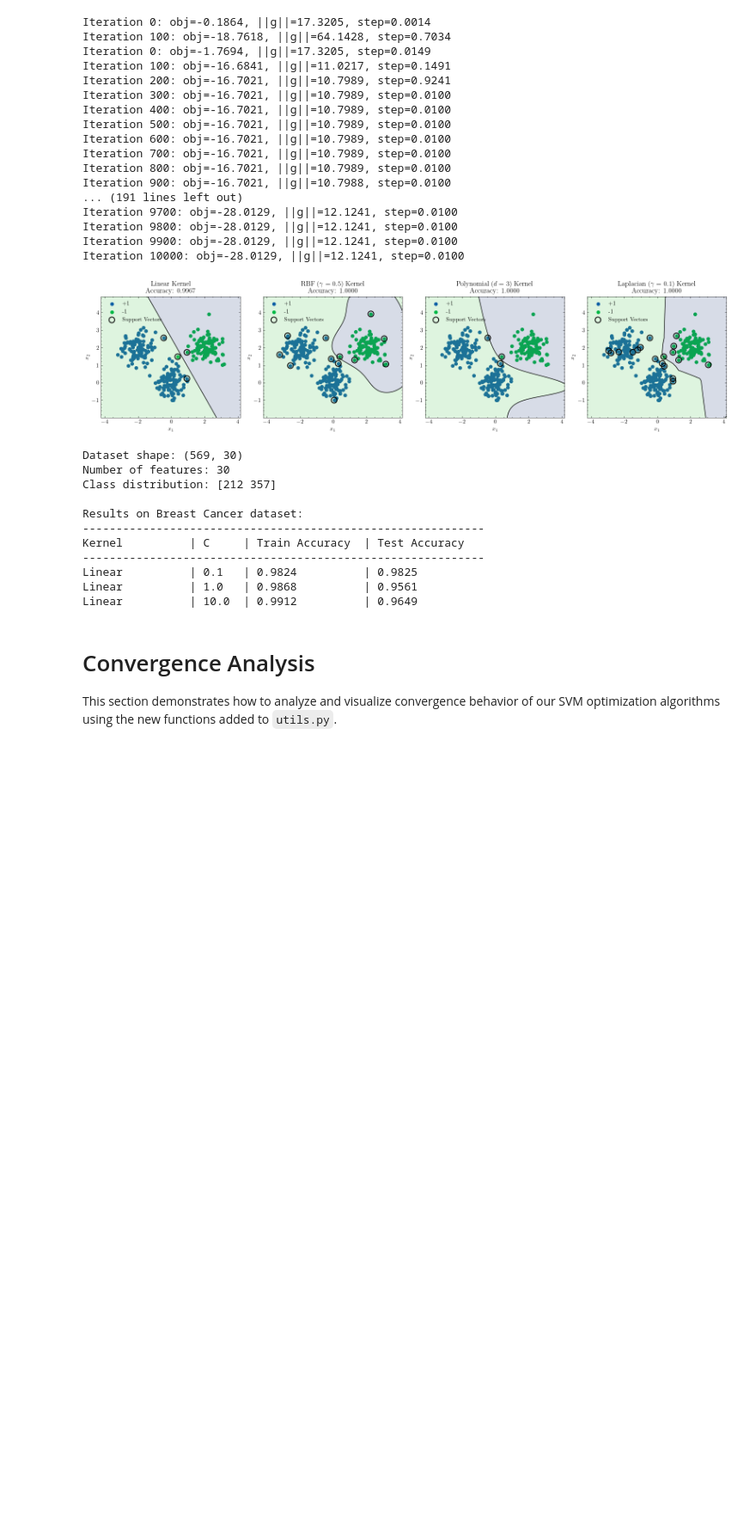
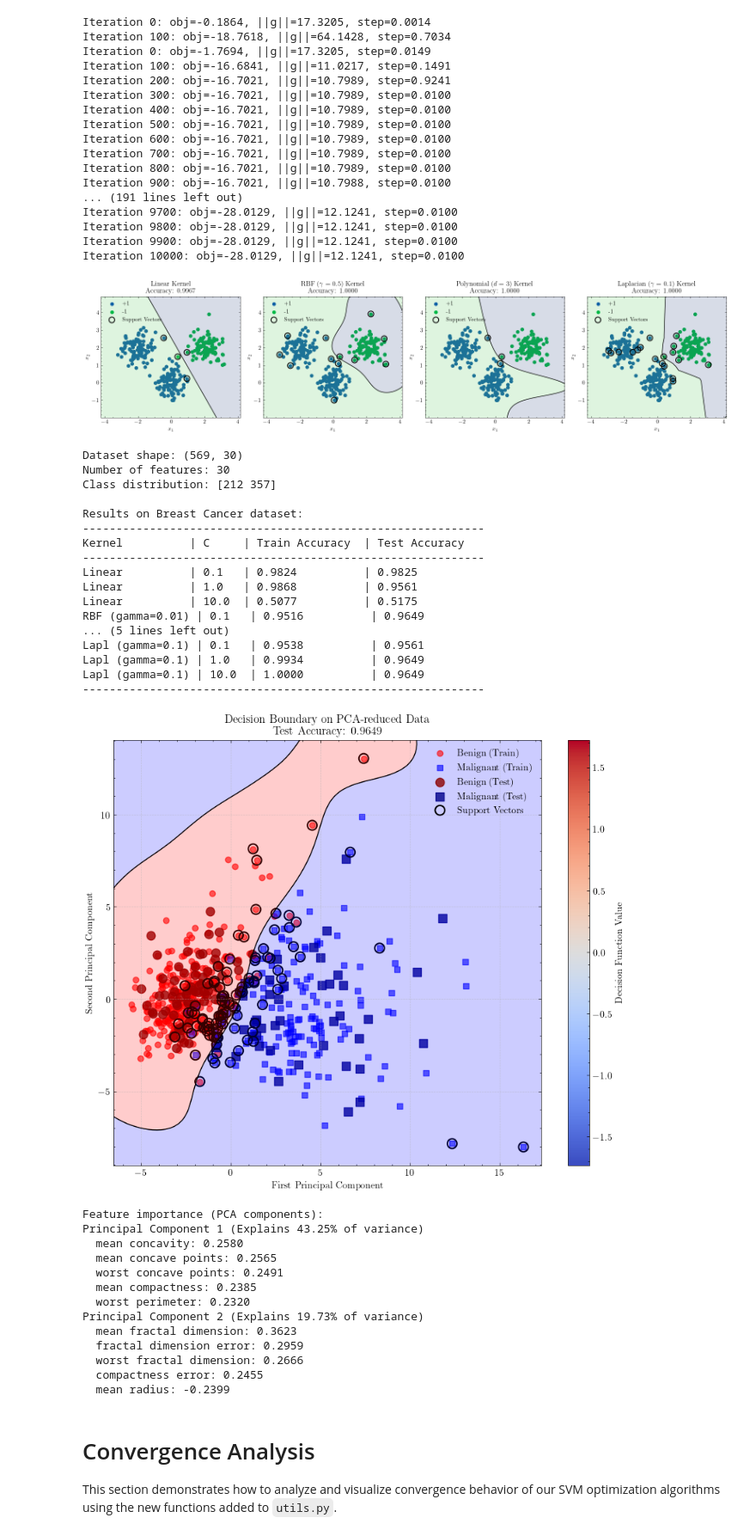
Before and after one commit to TrymSaether/svm-classifier, a Jupyter notebook: svm/demo.ipynb, the cells around one changed output. Shown at 86% size. Drawn from its saved outputs; the diff is of its cells as text; code cells hidden in the pictures; blank space fills up the shorter version.

```diff
--- a/svm/demo.ipynb
+++ b/svm/demo.ipynb
@@ -273,7 +270,6 @@ Iteration 9900: obj=-28.0129, ||g||=12.1241, step=0.0100
 Iteration 10000: obj=-28.0129, ||g||=12.1241, step=0.0100
 [figure]
 # %%
-# Let's also test a real dataset from scikit-learn
 from sklearn.datasets import load_breast_cancer
 from sklearn.preprocessing import StandardScaler
 from sklearn.model_selection import train_test_split
@@ -312,7 +308,7 @@ print("-" * 60)
 
 for name, kernel in kernels.items():
     for C in [0.1, 1.0, 10.0]:
-        model = DualSVM(C=C, kernel=kernel, max_iter=max_iter, tol=1e-12, use_line_search = True, bb_steps=True, verbose=False)
+        model = DualSVM(C=C, kernel=kernel, max_iter=1000, tol=1e-12, use_line_search = True, bb_steps=True, verbose=False)
         model.fit(X_train, y_train)
 
         train_acc = model.score(X_train, y_train)
@@ -373,39 +369,58 @@ plt.ylabel("Second Principal Component")
 plt.legend(loc="best")
 plt.grid(True, linestyle='--', alpha=0.5)
 
-# Create a properly initialized ScalarMappable for the colorbar
 norm = plt.Normalize(vmin=Z.min(), vmax=Z.max())
 sm = plt.cm.ScalarMappable(cmap=plt.cm.coolwarm, norm=norm)
 sm.set_array([])  # You need to set an array for the ScalarMappable
 plt.gcf().colorbar(sm, ax=plt.gca(), label='Decision Function Value')
 plt.title(f"Decision Boundary on PCA-reduced Data\nTest Accuracy: {best_model.score(X_test, y_test):.4f}")
 plt.legend()
 plt.grid(True, linestyle='--', alpha=0.5)
-plt.savefig("../figures/breast_cancer_pca.png", dpi=300)
+# plt.savefig("../figures/breast_cancer_pca.png", dpi=300)
 plt.show()
 
 # Print feature importance based on PCA
 print("\nFeature importance (PCA components):")
 feature_names = cancer.feature_names
 for i, (eigen_val, eigen_vec) in enumerate(zip(pca.explained_variance_ratio_, pca.components_)):
     if i < 2:  # Only show first two components
         print(f"Principal Component {i+1} (Explains {eigen_val*100:.2f}% of variance)")
         # Get the top 5 features contributing to this component
         indices = np.argsort(np.abs(eigen_vec))[-5:][::-1]
         for idx in indices:
             print(f"  {feature_names[idx]}: {eigen_vec[idx]:.4f}")
 # %% [output]
 Dataset shape: (569, 30)
 Number of features: 30
 Class distribution: [212 357]
 
 Results on Breast Cancer dataset:
 ------------------------------------------------------------
 Kernel          | C     | Train Accuracy  | Test Accuracy
 ------------------------------------------------------------
 Linear          | 0.1   | 0.9824          | 0.9825
 Linear          | 1.0   | 0.9868          | 0.9561
-Linear          | 10.0  | 0.9912          | 0.9649
+Linear          | 10.0  | 0.5077          | 0.5175
+RBF (gamma=0.01) | 0.1   | 0.9516          | 0.9649
+... (5 lines left out)
+Lapl (gamma=0.1) | 0.1   | 0.9538          | 0.9561
+Lapl (gamma=0.1) | 1.0   | 0.9934          | 0.9649
+Lapl (gamma=0.1) | 10.0  | 1.0000          | 0.9649
+------------------------------------------------------------
+[figure, added]
+Feature importance (PCA components):
+Principal Component 1 (Explains 43.25% of variance)
+  mean concavity: 0.2580
+  mean concave points: 0.2565
+  worst concave points: 0.2491
+  mean compactness: 0.2385
+  worst perimeter: 0.2320
+Principal Component 2 (Explains 19.73% of variance)
+  mean fractal dimension: 0.3623
+  fractal dimension error: 0.2959
+  worst fractal dimension: 0.2666
+  compactness error: 0.2455
+  mean radius: -0.2399
 # %% [markdown]
 # Convergence Analysis
 
```
Also changed, not shown: parts of 6 cells of this notebook.
